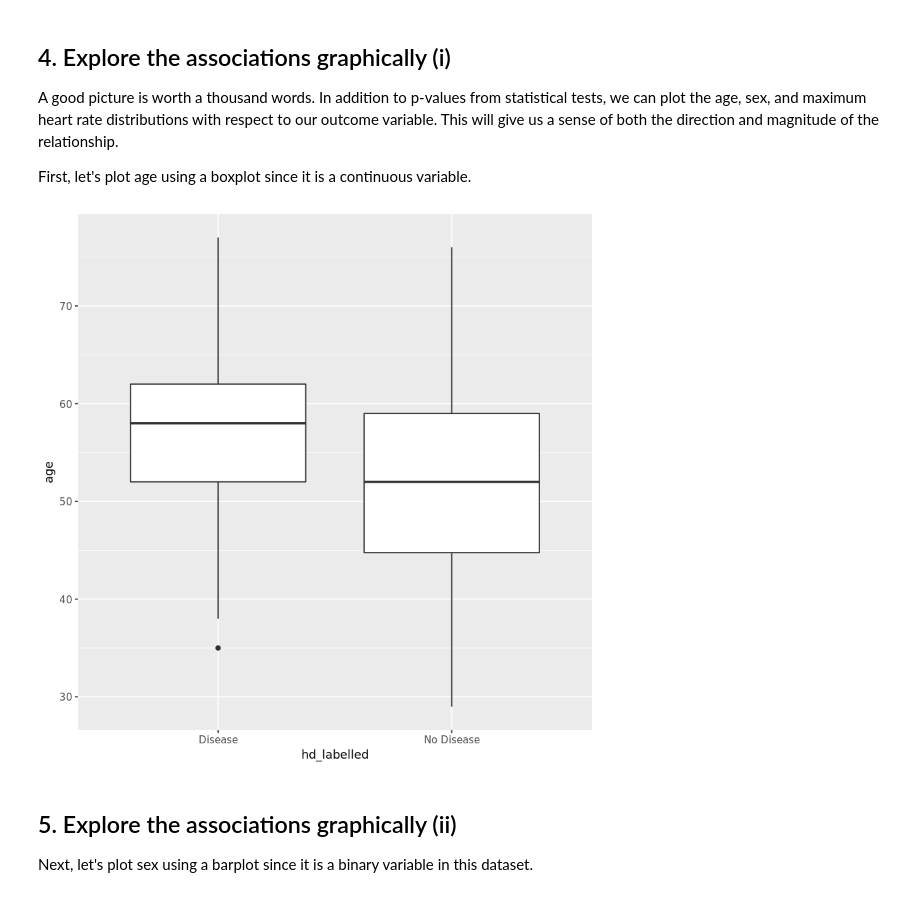
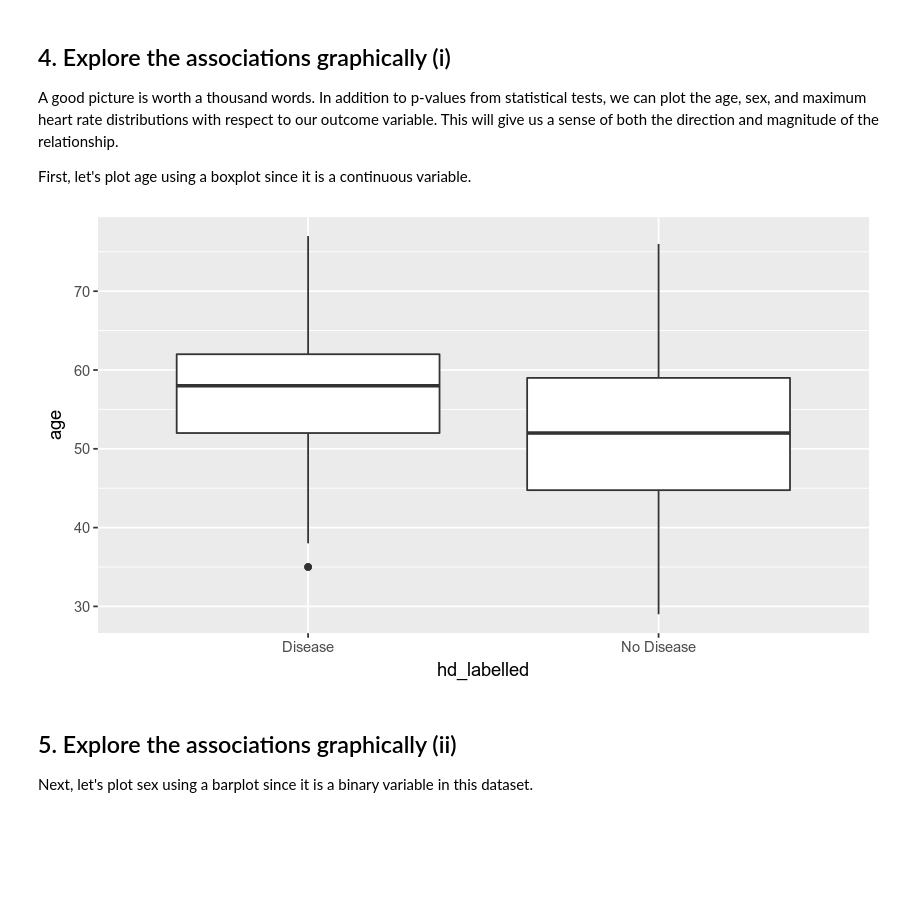
Before and after one commit to MuhsinaElampilakkattil/heart_rate, a Jupyter notebook: notebook.ipynb, the cells around one changed output. Drawn from its saved outputs; the diff is of its cells as text; code cells hidden in the pictures; blank space fills up the shorter version.

```diff
--- a/notebook.ipynb
+++ b/notebook.ipynb
@@ -4,7 +4,7 @@
 <p><img src="https://s3.amazonaws.com/assets.datacamp.com/production/project_445/img/run31.png" height="300" width="300"></p>
 # %%
 # Read datasets Cleveland_hd.csv into hd_data
-hd_data <- read.csv("datasets/Cleveland_hd.csv")
+hd_data <- read.csv("Cleveland_hd.csv")
 
 # take a look at the first 5 rows of hd_data
 head(hd_data, 5)
@@ -72,13 +84,19 @@ mean in group 0 mean in group 1
 <p>A good picture is worth a thousand words. In addition to p-values from statistical tests, we can plot the age, sex, and maximum heart rate distributions with respect to our outcome variable. This will give us a sense of both the direction and magnitude of the relationship.</p>
 <p>First, let's plot age using a boxplot since it is a continuous variable.</p>
 # %%
+# Setting the size of plots in this notebook
+options(repr.plot.width=6, repr.plot.height=4)
+
+# Setting the size of plots in this notebook
+options(repr.plot.width=7, repr.plot.height=4)
+
 # Recode hd to be labelled
 hd_data%>%mutate(hd_labelled = ifelse(hd == 0, "No Disease", "Disease")) -> hd_data
 
 # age vs hd
 ggplot(data = hd_data, aes(x = hd_labelled,y = age)) + geom_boxplot()
 # %% [output]
-[figure, old version]
+[figure, new version]
 # %% [markdown]
 ## 5. Explore the associations graphically (ii)
 <p>Next, let's plot sex using a barplot since it is a binary variable in this dataset.</p>
```
Also changed, not shown: parts of 3 cells of this notebook.
